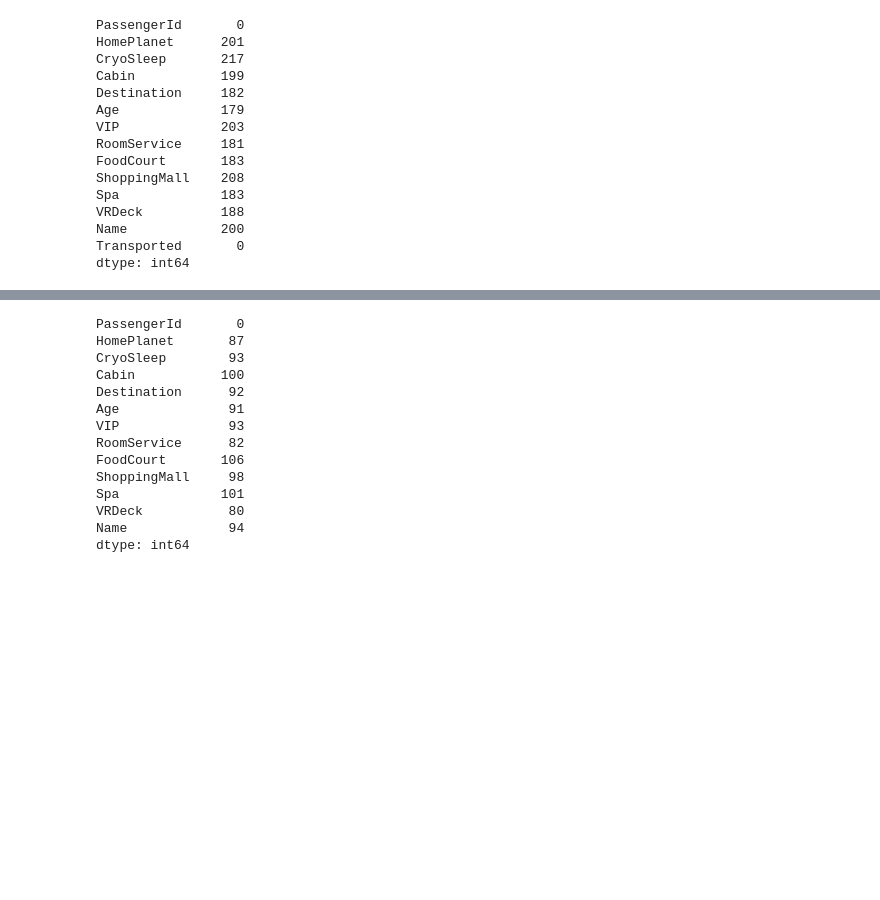
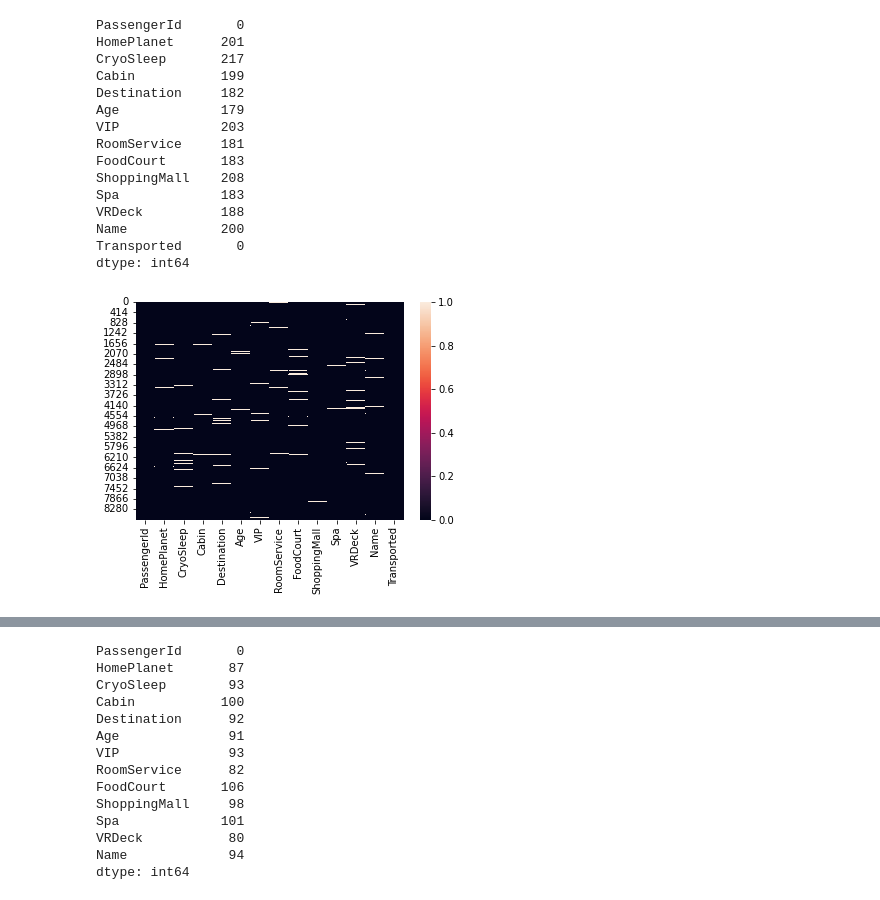
Before and after one commit to codelspak/Codelion_weekly_projects, a Jupyter notebook: WK27_Mini_project_Kaggle_ML_Classification_Spaceship_Titanic.ipynb, the cells around one changed output, grey strips where cells are left out. Saved outputs shown, nothing was run; the diff lists cells and outputs as text; code cells hidden in the pictures; blank space fills up the shorter version.

```diff
--- a/WK27_Mini_project_Kaggle_ML_Classification_Spaceship_Titanic.ipynb
+++ b/WK27_Mini_project_Kaggle_ML_Classification_Spaceship_Titanic.ipynb
@@ -35,3 +82,7 @@ VRDeck          188
 Name            200
 Transported       0
 dtype: int64
+# %%
+_= sns.heatmap(train.isnull())
+# %% [output]
+[figure, added]
```
Also changed, not shown: parts of 51 cells of this notebook.
